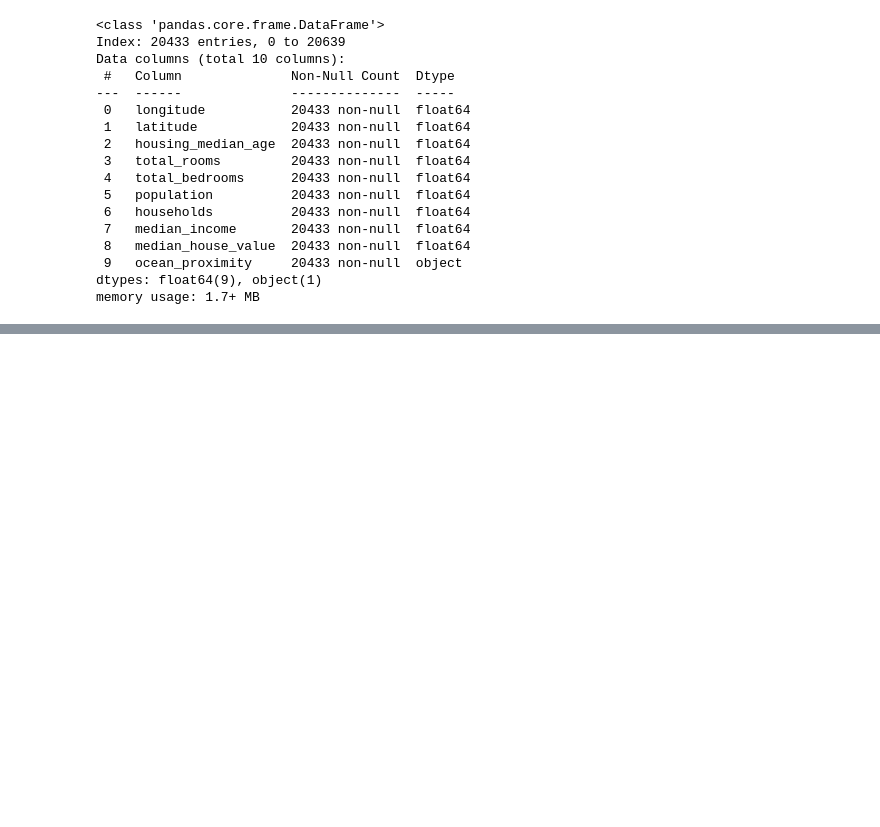
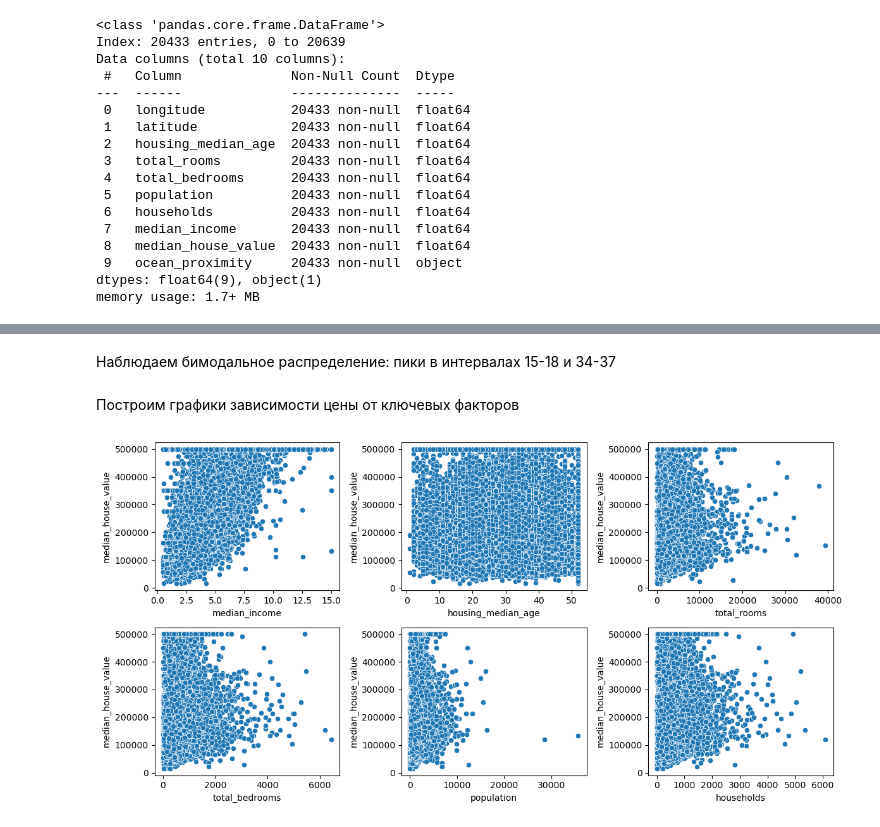
Before and after one commit to BRSHD/house-pricing, a Jupyter notebook: model.ipynb, the cells around one changed output, grey strips where cells are left out. Saved outputs shown, nothing was run; the diff lists cells and outputs as text; code cells hidden in the pictures; blank space fills up the shorter version.

```diff
--- a/model.ipynb
+++ b/model.ipynb
@@ -77 +107,16 @@ data.describe()
+# %% [markdown]
+Наблюдаем бимодальное распределение: пики в интервалах 15-18 и 34-37
+# %% [markdown]
+Построим графики зависимости цены от ключевых факторов
+# %%
+fig, axes = plt.subplots(2, 3, figsize = (12, 6))
+sns.scatterplot(data=data, x='median_income', y='median_house_value', ax=axes[0,0])
+sns.scatterplot(data=data, x='housing_median_age', y='median_house_value', ax=axes[0,1])
+sns.scatterplot(data=data, x='total_rooms', y='median_house_value', ax=axes[0,2])
+sns.scatterplot(data=data, x='total_bedrooms', y='median_house_value', ax=axes[1,0])
+sns.scatterplot(data=data, x='population', y='median_house_value', ax=axes[1,1])
+sns.scatterplot(data=data, x='households', y='median_house_value', ax=axes[1,2])
+plt.tight_layout()
+# %% [output]
+[figure, added]
 # %%
```
Also changed, not shown: parts of 10 cells of this notebook.
